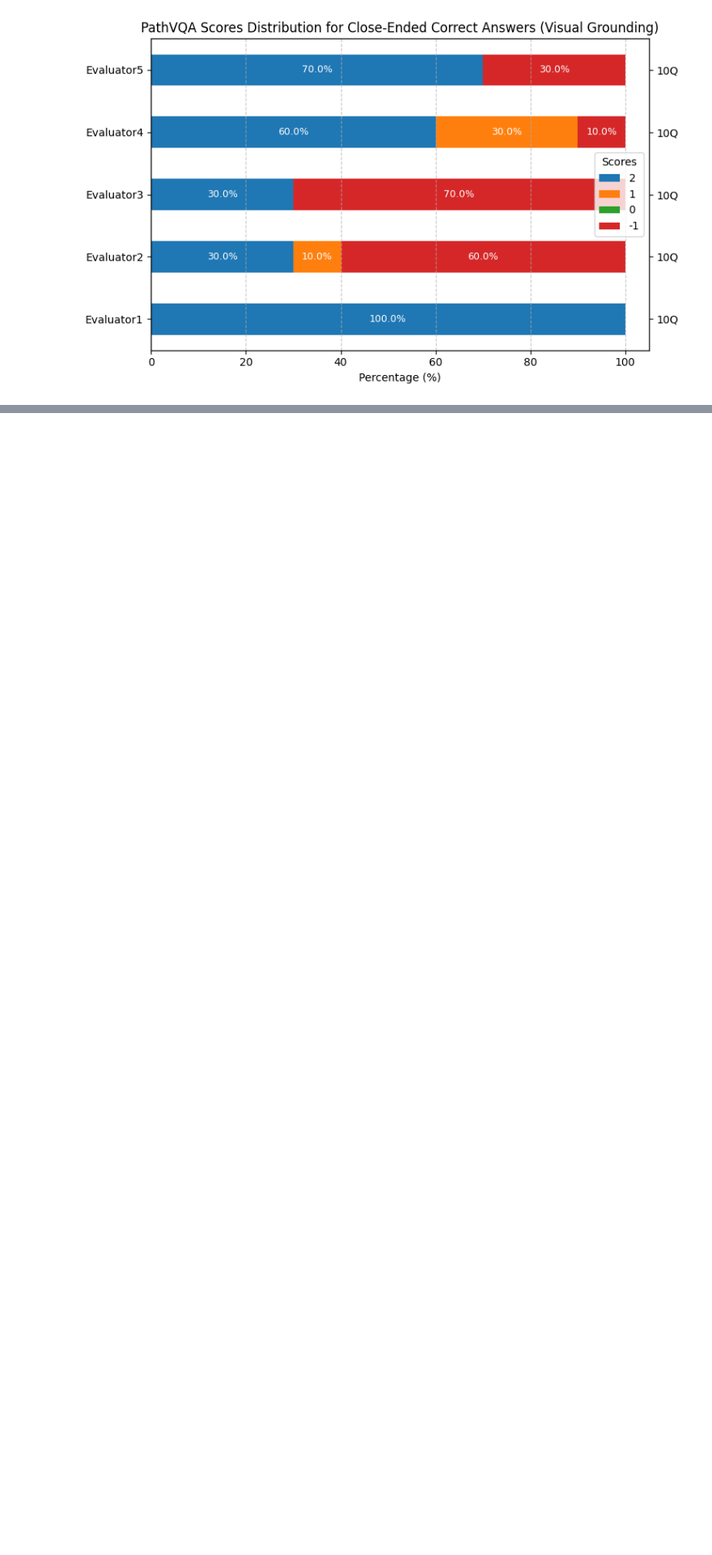
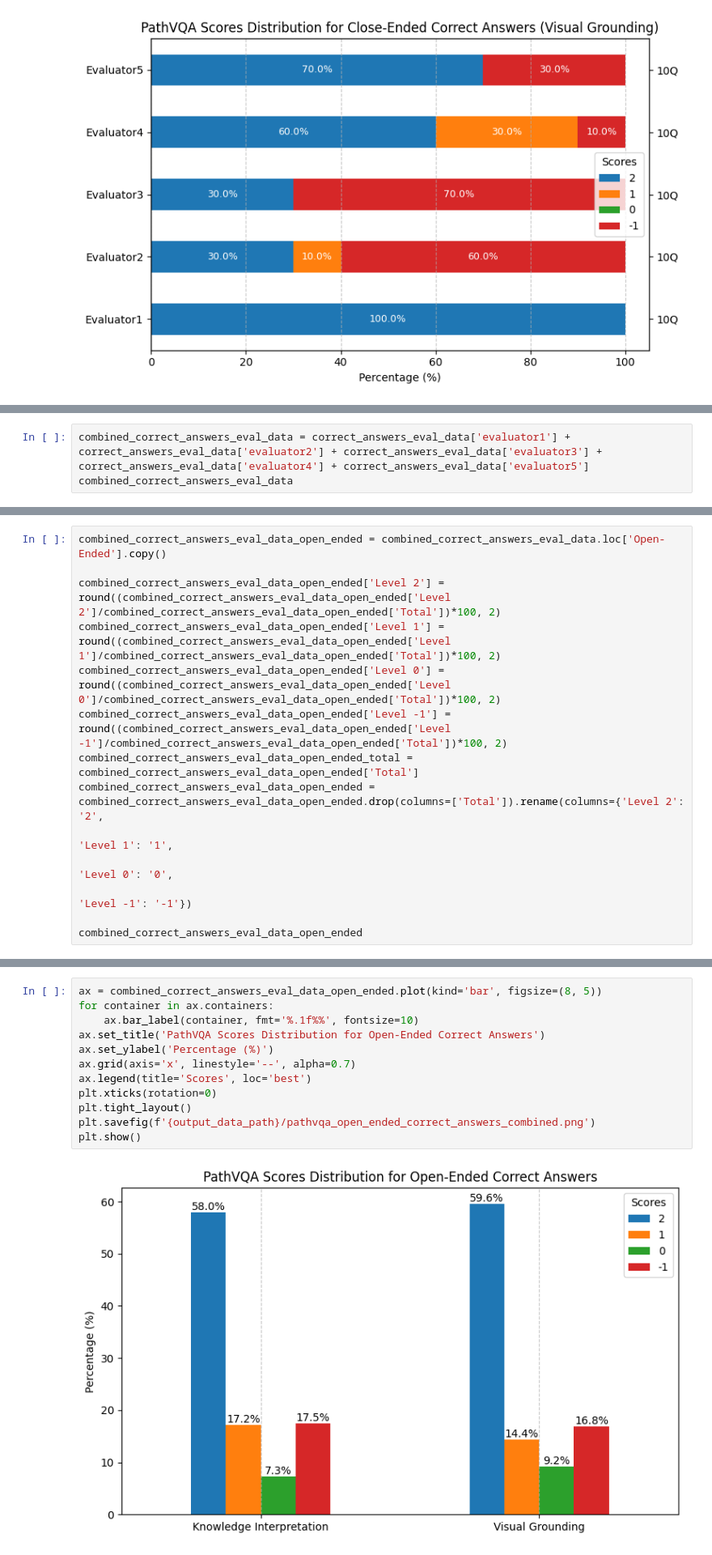
Before and after one commit to embedded-robotics/path-open-data, a Jupyter notebook: data_eval_analysis_scripts/pathvqa_eval_data_analysis_combined.ipynb, the cells around one changed output, grey strips where cells are left out. Shown at 81% size. Cells and saved outputs as stored; diff of their text form; blank space fills up the shorter version.

```diff
--- a/data_eval_analysis_scripts/pathvqa_eval_data_analysis_combined.ipynb
+++ b/data_eval_analysis_scripts/pathvqa_eval_data_analysis_combined.ipynb
@@ -159,0 +162,3 @@ plt.show()
+# %%
+combined_correct_answers_eval_data = correct_answers_eval_data['evaluator1'] + correct_answers_eval_data['evaluator2'] + correct_answers_eval_data['evaluator3'] + correct_answers_eval_data['evaluator4'] + correct_answers_eval_data['evaluator5']
+combined_correct_answers_eval_data
@@ -159,0 +172,14 @@ plt.show()
+# %%
+combined_correct_answers_eval_data_open_ended = combined_correct_answers_eval_data.loc['Open-Ended'].copy()
+
+combined_correct_answers_eval_data_open_ended['Level 2'] = round((combined_correct_answers_eval_data_open_ended['Level 2']/combined_correct_answers_eval_data_open_ended['Total'])*100, 2)
+combined_correct_answers_eval_data_open_ended['Level 1'] = round((combined_correct_answers_eval_data_open_ended['Level 1']/combined_correct_answers_eval_data_open_ended['Total'])*100, 2)
+combined_correct_answers_eval_data_open_ended['Level 0'] = round((combined_correct_answers_eval_data_open_ended['Level 0']/combined_correct_answers_eval_data_open_ended['Total'])*100, 2)
+combined_correct_answers_eval_data_open_ended['Level -1'] = round((combined_correct_answers_eval_data_open_ended['Level -1']/combined_correct_answers_eval_data_open_ended['Total'])*100, 2)
+combined_correct_answers_eval_data_open_ended_total = combined_correct_answers_eval_data_open_ended['Total']
+combined_correct_answers_eval_data_open_ended = combined_correct_answers_eval_data_open_ended.drop(columns=['Total']).rename(columns={'Level 2': '2',
+                                                                                                                                        'Level 1': '1',
+                                                                                                                                        'Level 0': '0',
+                                                                                                                                        'Level -1': '-1'})
+
+combined_correct_answers_eval_data_open_ended
@@ -159,0 +190,14 @@ plt.show()
+# %%
+ax = combined_correct_answers_eval_data_open_ended.plot(kind='bar', figsize=(8, 5))
+for container in ax.containers:
+    ax.bar_label(container, fmt='%.1f%%', fontsize=10)
+ax.set_title('PathVQA Scores Distribution for Open-Ended Correct Answers')
+ax.set_ylabel('Percentage (%)')
+ax.grid(axis='x', linestyle='--', alpha=0.7)
+ax.legend(title='Scores', loc='best')
+plt.xticks(rotation=0)
+plt.tight_layout()
+plt.savefig(f'{output_data_path}/pathvqa_open_ended_correct_answers_combined.png')
+plt.show()
+# %% [output]
+[figure, added]
```
Also changed, not shown: parts of 7 cells of this notebook, 10 other files.
